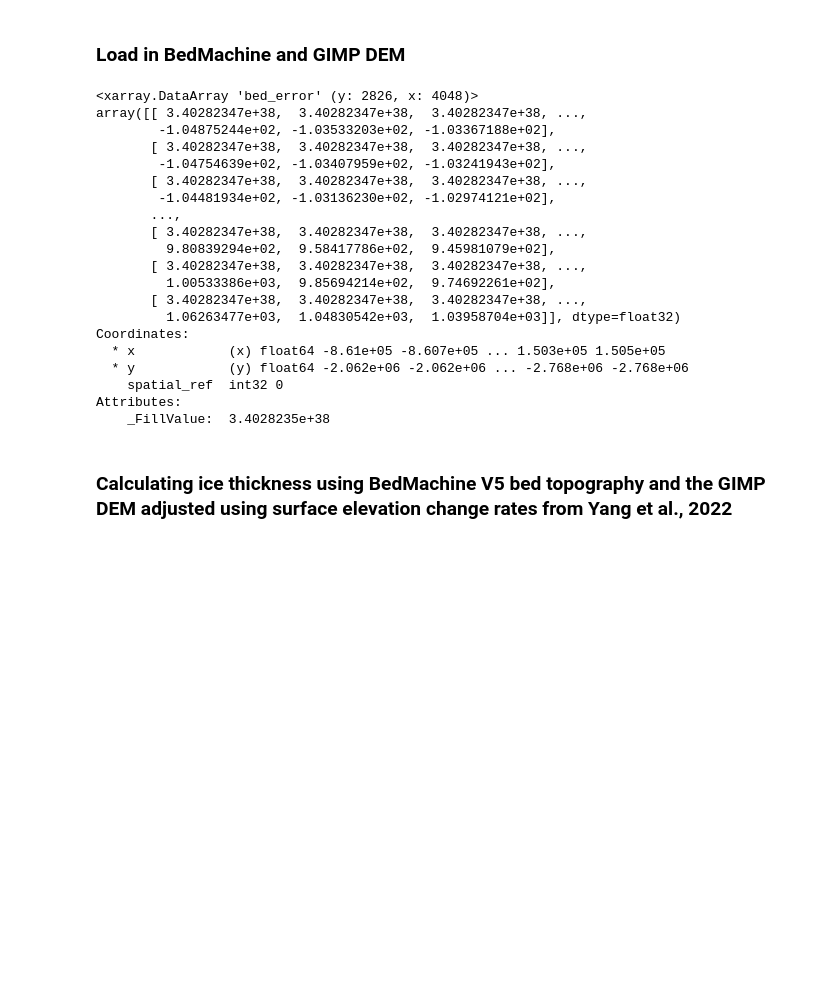
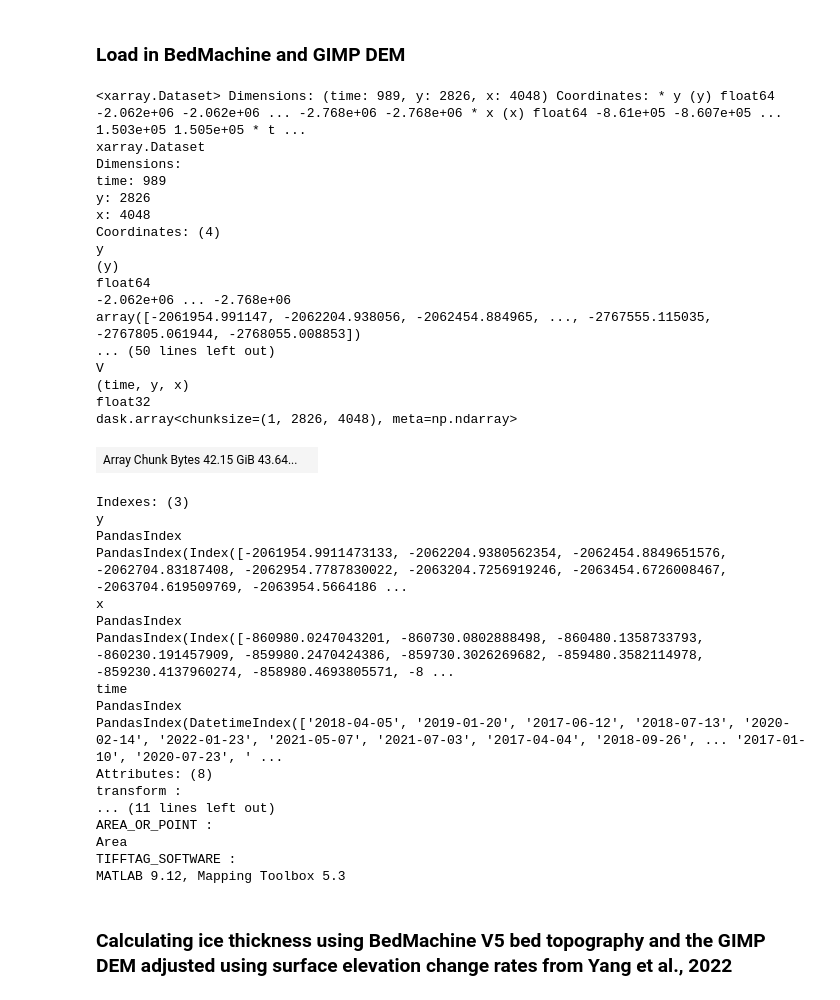
Before and after one commit to ry-ing/GrIS_late-season-melt-event, a Jupyter notebook: code/processing/sentinel1_discharge_processing_land-term.ipynb, the cells around one changed output. Cells and saved outputs as stored; diff of their text form; code cells hidden in the pictures; blank space fills up the shorter version.

```diff
--- a/code/processing/sentinel1_discharge_processing_land-term.ipynb
+++ b/code/processing/sentinel1_discharge_processing_land-term.ipynb
@@ -116,26 +120,42 @@ ICEsat2_commongrid = common_grid(ICEsat2, 'EC') # 2018 TO 2020
-# %%
-BedMachineV5_error['bed_error']
-# %% [output]
-<xarray.DataArray 'bed_error' (y: 2826, x: 4048)>
-array([[ 3.40282347e+38,  3.40282347e+38,  3.40282347e+38, ...,
-        -1.04875244e+02, -1.03533203e+02, -1.03367188e+02],
-       [ 3.40282347e+38,  3.40282347e+38,  3.40282347e+38, ...,
-        -1.04754639e+02, -1.03407959e+02, -1.03241943e+02],
-       [ 3.40282347e+38,  3.40282347e+38,  3.40282347e+38, ...,
-        -1.04481934e+02, -1.03136230e+02, -1.02974121e+02],
-       ...,
-       [ 3.40282347e+38,  3.40282347e+38,  3.40282347e+38, ...,
-         9.80839294e+02,  9.58417786e+02,  9.45981079e+02],
-       [ 3.40282347e+38,  3.40282347e+38,  3.40282347e+38, ...,
-         1.00533386e+03,  9.85694214e+02,  9.74692261e+02],
-       [ 3.40282347e+38,  3.40282347e+38,  3.40282347e+38, ...,
-         1.06263477e+03,  1.04830542e+03,  1.03958704e+03]], dtype=float32)
-Coordinates:
-  * x            (x) float64 -8.61e+05 -8.607e+05 ... 1.503e+05 1.505e+05
-  * y            (y) float64 -2.062e+06 -2.062e+06 ... -2.768e+06 -2.768e+06
-    spatial_ref  int32 0
-Attributes:
-    _FillValue:  3.4028235e+38
+# %%
+geotiffs_U.rio.write_crs("epsg:3413", inplace=True) # set CRS, north polar stereographic
+geotiffs_V.rio.write_crs("epsg:3413", inplace=True) # set CRS, north polar stereographic
+# %% [output]
+<xarray.Dataset> Dimensions: (time: 989, y: 2826, x: 4048) Coordinates: * y (y) float64 -2.062e+06 -2.062e+06 ... -2.768e+06 -2.768e+06 * x (x) float64 -8.61e+05 -8.607e+05 ... 1.503e+05 1.505e+05 * t ...
+xarray.Dataset
+Dimensions:
+time: 989
+y: 2826
+x: 4048
+Coordinates: (4)
+y
+(y)
+float64
+-2.062e+06 ... -2.768e+06
+array([-2061954.991147, -2062204.938056, -2062454.884965, ..., -2767555.115035, -2767805.061944, -2768055.008853])
+... (50 lines left out)
+V
+(time, y, x)
+float32
+dask.array<chunksize=(1, 2826, 4048), meta=np.ndarray>
+| Array Chunk Bytes 42.15 GiB 43.64... |  |
+Indexes: (3)
+y
+PandasIndex
+PandasIndex(Index([-2061954.9911473133, -2062204.9380562354, -2062454.8849651576, -2062704.83187408, -2062954.7787830022, -2063204.7256919246, -2063454.6726008467, -2063704.619509769, -2063954.5664186 ...
+x
+PandasIndex
+PandasIndex(Index([-860980.0247043201, -860730.0802888498, -860480.1358733793, -860230.191457909, -859980.2470424386, -859730.3026269682, -859480.3582114978, -859230.4137960274, -858980.4693805571, -8 ...
+time
+PandasIndex
+PandasIndex(DatetimeIndex(['2018-04-05', '2019-01-20', '2017-06-12', '2018-07-13', '2020-02-14', '2022-01-23', '2021-05-07', '2021-07-03', '2017-04-04', '2018-09-26', ... '2017-01-10', '2020-07-23', ' ...
+Attributes: (8)
+transform :
+... (11 lines left out)
+AREA_OR_POINT :
+Area
+TIFFTAG_SOFTWARE :
+MATLAB 9.12, Mapping Toolbox 5.3
 # %% [markdown]
 ### Calculating ice thickness using BedMachine V5 bed topography and the GIMP DEM adjusted using surface elevation change rates from Yang et al., 2022
 # %%
```
Also changed, not shown: parts of 12 cells of this notebook, 12 other files.
